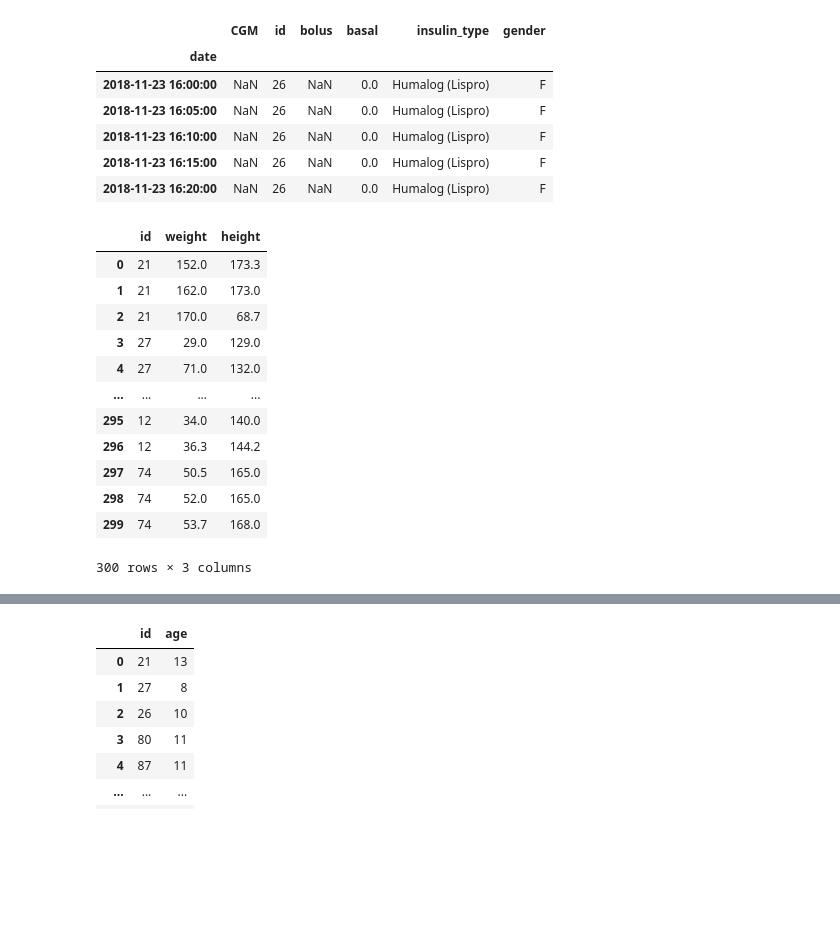
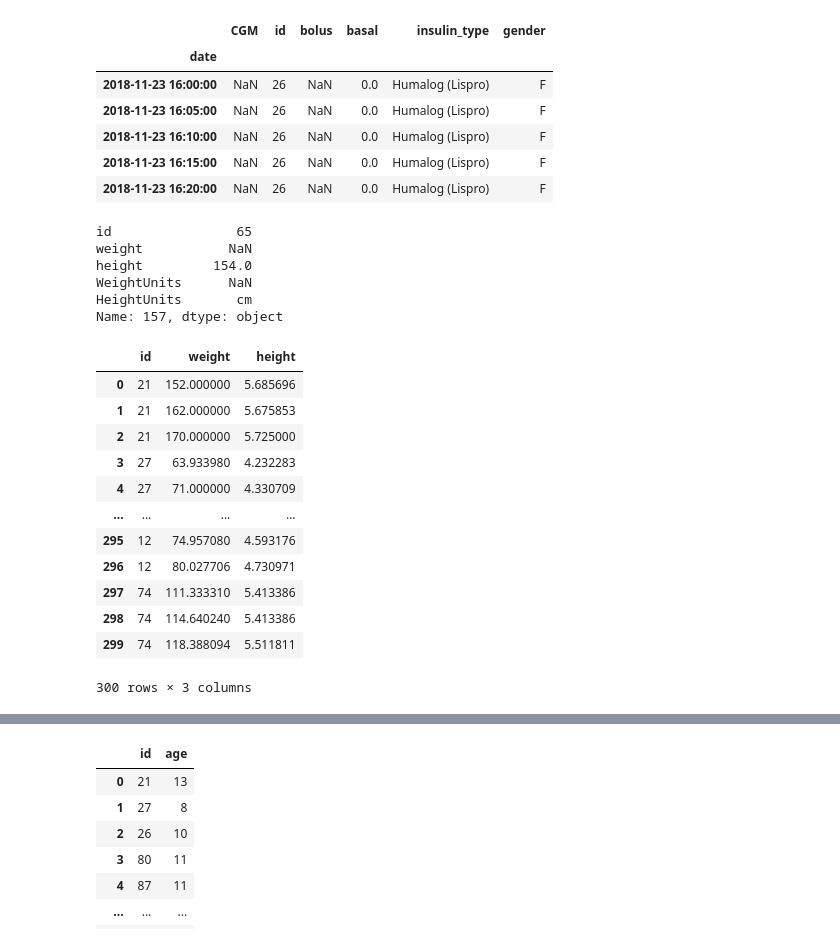
Before and after one commit to miriamkw/egvinsulin, a Jupyter notebook: notebooks/resampling/DCLP5.ipynb, the cells around one changed output, grey strips where cells are left out. Cells and saved outputs as stored; diff of their text form; code cells hidden in the pictures; blank space fills up the shorter version.

```diff
--- a/notebooks/resampling/DCLP5.ipynb
+++ b/notebooks/resampling/DCLP5.ipynb
@@ -309,24 +309,70 @@ df_final.head()
 | 2018-11-23 16:15:00 | NaN | 26 | NaN | 0.0 | Humalog (Lispro) | F |
 | 2018-11-23 16:20:00 | NaN | 26 | NaN | 0.0 | Humalog (Lispro) | F |
 # %%
-df_weight_and_height = get_df_from_file(raw_data_file_path, 'DiabPhysExam.txt', parse_datetime=False, sep='|')
-df_weight_and_height = df_weight_and_height[['PtID', 'Weight', 'Height']]
+#df_weight_and_height = get_df_from_file(raw_data_file_path, 'DiabPhysExam.txt', parse_datetime=False, sep='|')
+#df_weight_and_height = df_weight_and_height[['PtID', 'Weight', 'Height']]
+#df_weight_and_height = df_weight_and_height.rename(columns={'PtID': 'id', 'Weight': 'weight', 'Height': 'height'})
+#df_weight_and_height
+
+# Load the data
+df_weight_and_height = get_df_from_file(
+    raw_data_file_path,
+    'DiabPhysExam.txt',
+    parse_datetime=False,
+    sep='|',
+)
+
+# Select and rename relevant columns
+df_weight_and_height = df_weight_and_height[['PtID', 'Weight', 'Height', 'WeightUnits', 'HeightUnits']]
 df_weight_and_height = df_weight_and_height.rename(columns={'PtID': 'id', 'Weight': 'weight', 'Height': 'height'})
+
+# Convert weight to lbs
+def convert_weight_to_lbs(row):
+    if pd.isna(row['WeightUnits']):
+        print(row)
+        return np.nan
+    if row['WeightUnits'].lower() == 'kg':
+        return row['weight'] * 2.20462
+    return row['weight']
+
+# Convert height to feet
+def convert_height_to_feet(row):
+    if pd.isna(row['HeightUnits']):
+        return np.nan
+    if row['HeightUnits'].lower() == 'cm':
+        return row['height'] / 30.48
+    elif row['HeightUnits'].lower() == 'in':
+        return row['height'] / 12
+    return row['height']  # assume already in feet if not cm/in
+
+# Apply conversions
+df_weight_and_height['weight'] = df_weight_and_height.apply(convert_weight_to_lbs, axis=1)
+df_weight_and_height['height'] = df_weight_and_height.apply(convert_height_to_feet, axis=1)
+
+# Optionally drop units columns if no longer needed
+df_weight_and_height = df_weight_and_height.drop(columns=['WeightUnits', 'HeightUnits'])
+
 df_weight_and_height
 # %% [output]
+id                65
+weight           NaN
+height         154.0
+WeightUnits      NaN
+HeightUnits       cm
+Name: 157, dtype: object
 |  | id | weight | height |
-| 0 | 21 | 152.0 | 173.3 |
-| 1 | 21 | 162.0 | 173.0 |
-| 2 | 21 | 170.0 | 68.7 |
-| 3 | 27 | 29.0 | 129.0 |
-| 4 | 27 | 71.0 | 132.0 |
+| 0 | 21 | 152.000000 | 5.685696 |
+| 1 | 21 | 162.000000 | 5.675853 |
+| 2 | 21 | 170.000000 | 5.725000 |
+| 3 | 27 | 63.933980 | 4.232283 |
+| 4 | 27 | 71.000000 | 4.330709 |
 | ... | ... | ... | ... |
-| 295 | 12 | 34.0 | 140.0 |
-| 296 | 12 | 36.3 | 144.2 |
-| 297 | 74 | 50.5 | 165.0 |
-| 298 | 74 | 52.0 | 165.0 |
-| 299 | 74 | 53.7 | 168.0 |
+| 295 | 12 | 74.957080 | 4.593176 |
+| 296 | 12 | 80.027706 | 4.730971 |
+| 297 | 74 | 111.333310 | 5.413386 |
+| 298 | 74 | 114.640240 | 5.413386 |
+| 299 | 74 | 118.388094 | 5.511811 |
-300 rows × 3 columns
+300 rows × 3 columns
 # %%
 # Add weight and height
 df_final = add_single_value_to_subjects(df_final, df_weight_and_height, 'weight')
```
Also changed, not shown: parts of 4 cells of this notebook, 4 other files.
